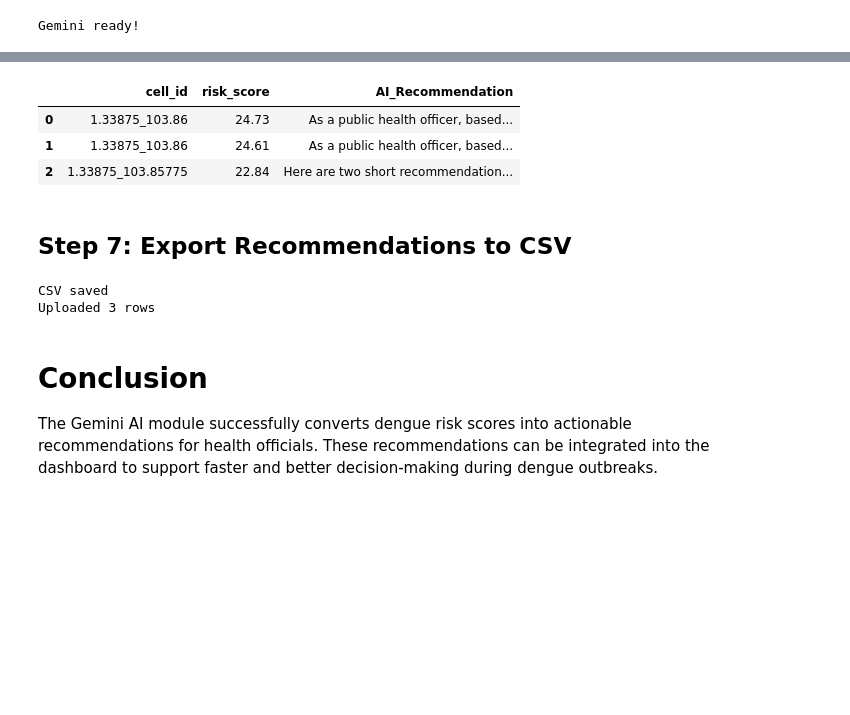
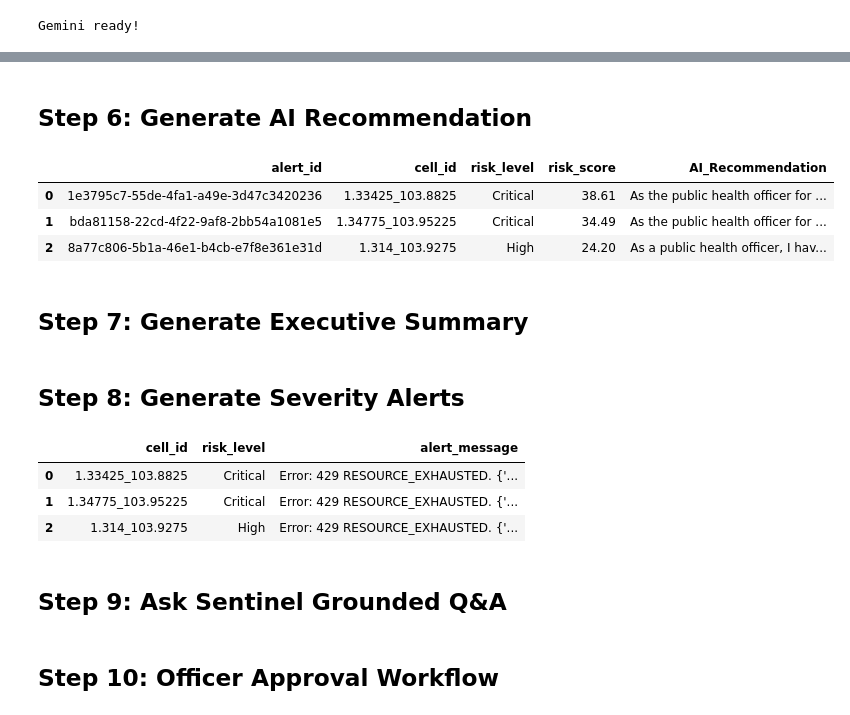
Before and after one commit to edmundzen/dengue-early-warning, a Jupyter notebook: member4_gemini.ipynb, the cells around one changed output, grey strips where cells are left out. Saved outputs shown, nothing was run; the diff lists cells and outputs as text; code cells hidden in the pictures; blank space fills up the shorter version.

```diff
--- a/member4_gemini.ipynb
+++ b/member4_gemini.ipynb
@@ -201,13 +123,0 @@ Give 2 short recommendations.
-# %%
-inspection_df = inspection_df.head(3).copy()
-inspection_df["AI_Recommendation"] = inspection_df.apply(
-    generate_recommendation,
-    axis=1
-)
-
-inspection_df[["cell_id", "risk_score", "AI_Recommendation"]]
-# %% [output]
-|  | cell_id | risk_score | AI_Recommendation |
-| 0 | 1.33875_103.86 | 24.73 | As a public health officer, based... |
-| 1 | 1.33875_103.86 | 24.61 | As a public health officer, based... |
-| 2 | 1.33875_103.85775 | 22.84 | Here are two short recommendation... |
@@ -218,28 +124,22 @@ bq_client = bigquery.Client(project="dengue-early-warning")
-# %% [markdown]
-## Step 7: Export Recommendations to CSV
-# %%
-inspection_df.to_csv("inspection_with_ai.csv", index=False)
-print("CSV saved")
-
-from google.cloud import bigquery
-
-bq_client = bigquery.Client(project="dengue-early-warning")
-
-job = bq_client.load_table_from_dataframe(
-    inspection_df,
-    "dengue-early-warning.dengue_ew.inspection_with_ai",
-    job_config=bigquery.LoadJobConfig(
-        write_disposition="WRITE_TRUNCATE"
-    ),
-)
-
-job.result()
-
-print("Uploaded", job.output_rows, "rows")
-# %% [output]
-CSV saved
-Uploaded 3 rows
-# %% [markdown]
-# Conclusion
-
-The Gemini AI module successfully converts dengue risk scores into actionable recommendations for health officials. These recommendations can be integrated into the dashboard to support faster and better decision-making during dengue outbreaks.
+# %% [markdown]
+## Step 6: Generate AI Recommendation
+# %%
+inspection_df = inspection_df.copy()
+
+inspection_df["AI_Recommendation"] = inspection_df.apply(
+    generate_recommendation,
+    axis=1
+)
+
+inspection_df[[
+    "alert_id",
+    "cell_id",
+    "risk_level",
+    "risk_score",
+    "AI_Recommendation"
+]]
+# %% [output]
+|  | alert_id | cell_id | risk_level | risk_score | AI_Recommendation |
+| 0 | 1e3795c7-55de-4fa1-a49e-3d47c3420236 | 1.33425_103.8825 | Critical | 38.61 | As the public health officer for ... |
+| 1 | bda81158-22cd-4f22-9af8-2bb54a1081e5 | 1.34775_103.95225 | Critical | 34.49 | As the public health officer for ... |
+| 2 | 8a77c806-5b1a-46e1-b4cb-e7f8e361e31d | 1.314_103.9275 | High | 24.20 | As a public health officer, I hav... |
@@ -245,0 +171,2 @@ The Gemini AI module successfully converts dengue risk scores into actionable re
+# %% [markdown]
+## Step 7: Generate Executive Summary
@@ -245,0 +199,2 @@ The Gemini AI module successfully converts dengue risk scores into actionable re
+# %% [markdown]
+## Step 8: Generate Severity Alerts
@@ -245,0 +230,9 @@ The Gemini AI module successfully converts dengue risk scores into actionable re
+# %%
+inspection_df[["cell_id","risk_level","alert_message"]]
+# %% [output]
+|  | cell_id | risk_level | alert_message |
+| 0 | 1.33425_103.8825 | Critical | Error: 429 RESOURCE_EXHAUSTED. {'... |
+| 1 | 1.34775_103.95225 | Critical | Error: 429 RESOURCE_EXHAUSTED. {'... |
+| 2 | 1.314_103.9275 | High | Error: 429 RESOURCE_EXHAUSTED. {'... |
+# %% [markdown]
+## Step 9: Ask Sentinel Grounded Q&A
@@ -245,0 +278,3 @@ The Gemini AI module successfully converts dengue risk scores into actionable re
+# %% [markdown]
+
+## Step 10: Officer Approval Workflow
```
Also changed, not shown: parts of 53 cells of this notebook.
